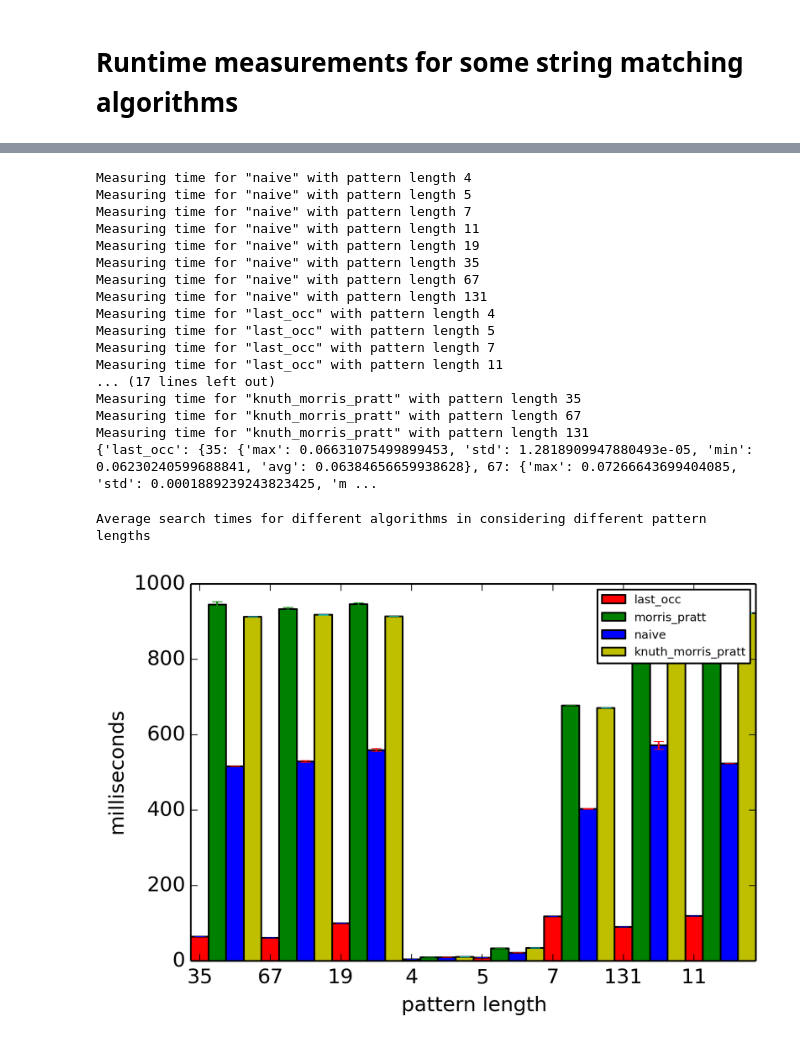
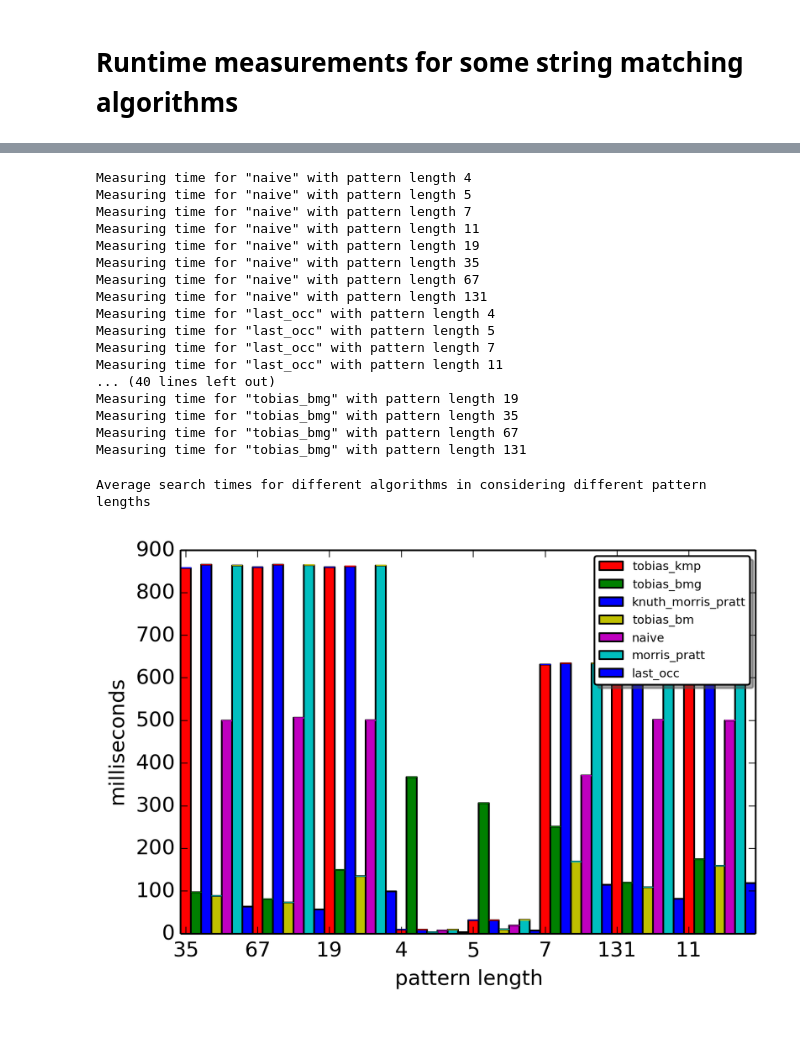
Before and after one commit to KLINGTdotNET/stringologie-ss14, a Jupyter notebook: Stringologie-Measurements.ipynb, the cells around one changed output, grey strips where cells are left out. Cells and saved outputs as stored; diff of their text form; code cells hidden in the pictures.

Commit message:
implemented tobias boyer moore and knuth morris pratt algorithms

```diff
--- a/Stringologie-Measurements.ipynb
+++ b/Stringologie-Measurements.ipynb
@@ -47,7 +50,7 @@ for alg in algs:
             }
             t = []
             print('Measuring time for "{}" with pattern length {}'.format(alg.name, pat_len))
-            for _ in range(5):
+            for _ in range(10):
                 start_time = time.perf_counter()
                 sm.search(pattern[:pat_len], text, alg, False)
                 end_time = time.perf_counter()
@@ -71,34 +74,34 @@ Measuring time for "last_occ" with pattern length 4
 Measuring time for "last_occ" with pattern length 5
 Measuring time for "last_occ" with pattern length 7
 Measuring time for "last_occ" with pattern length 11
-... (17 lines left out)
-Measuring time for "knuth_morris_pratt" with pattern length 35
-Measuring time for "knuth_morris_pratt" with pattern length 67
-Measuring time for "knuth_morris_pratt" with pattern length 131
-{'last_occ': {35: {'max': 0.06631075499899453, 'std': 1.2818909947880493e-05, 'min': 0.06230240599688841, 'avg': 0.06384656659938628}, 67: {'max': 0.07266643699404085, 'std': 0.0001889239243823425, 'm ...
+... (40 lines left out)
+Measuring time for "tobias_bmg" with pattern length 19
+Measuring time for "tobias_bmg" with pattern length 35
+Measuring time for "tobias_bmg" with pattern length 67
+Measuring time for "tobias_bmg" with pattern length 131
 # %%
 print('Average search times for different algorithms in considering different pattern lengths')
 m = measurements
 N = len(m['naive'])
 ind = np.arange(N)
 width = 1/len(m)
 bars =  []
-colors = ['r','g','b','y']
+colors = ['r','g','b','y', 'm', 'c', 'b']
 i = 0
 bars = []
 for alg in m:
     avg = []
     std = []
     for pat_len in m[alg]:
         avg.append(m[alg][pat_len]['avg']*1000)
         std.append(m[alg][pat_len]['std']*1000)
     bars.append(plt.bar(ind+i*width, tuple(avg), width, yerr=tuple(std), color=colors[i]))
     plt.ylabel('milliseconds')
     plt.xlabel('pattern length')
     plt.xticks(ind+width/2., [ _ for _ in m['naive'] ] )
     i+=1
-plt.legend(bars, [ _ for _ in m ], fontsize='xx-small')
+plt.legend(bars, [ _ for _ in m ], fontsize='xx-small', fancybox=True, shadow=True)
 plt.show()
 # %% [output]
 Average search times for different algorithms in considering different pattern lengths
-[figure, old version]
+[figure, new version]
```
Also changed, not shown: parts of 1 cell of this notebook, 2 other files.
